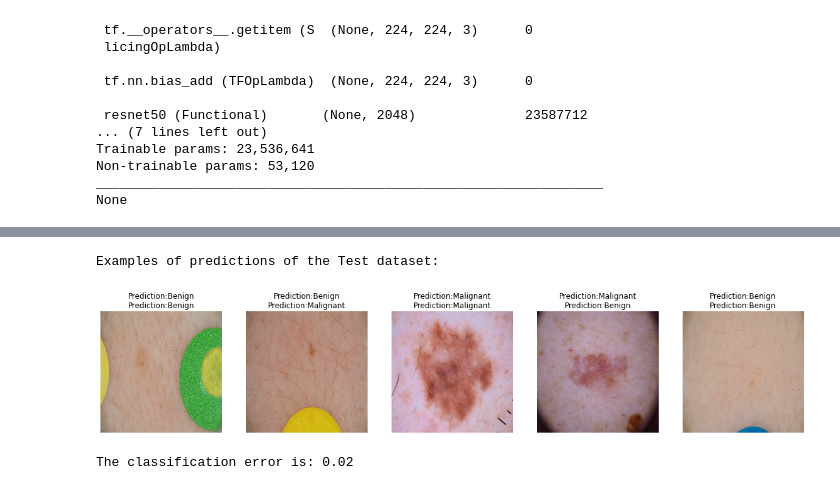
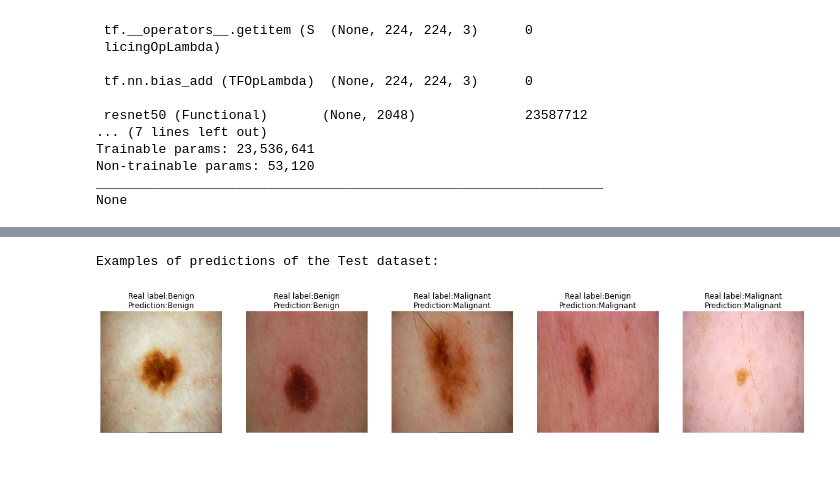
Before and after one commit to LuciaManzanoUOC/MTP-UOC, a Jupyter notebook: GeneralModel.ipynb, the cells around one changed output, grey strips where cells are left out. Drawn from its saved outputs; the diff is of its cells as text; code cells hidden in the pictures.

```diff
--- a/GeneralModel.ipynb
+++ b/GeneralModel.ipynb
@@ -239,11 +248,11 @@ model.compile(optimizer = tf.keras.optimizers.Adam(learning_rate = 0.00001),
               metrics=['accuracy'])
 
 # Usamos la técnica de Early Stopping para evitar el sobreentrenamiento
-callbacks = EarlyStopping(monitor = 'val_loss', patience = 3)
+callbacks = EarlyStopping(monitor = 'val_loss', patience = 10)
 
 # Train the model
 history = model.fit(train_dataset,
-                    epochs = 10,
+                    epochs = 40,
                     validation_data = val_dataset,
                     callbacks = callbacks)
 # %% [output]
@@ -293,7 +305,5 @@ plt.show()
 # %%
 # Save the model
 model.save('general_model.h5')
-# Load the model
-model = load_model('general_model.h5')
 # %%
 # Evaluate the model using the Test dataset.
@@ -306,0 +318,13 @@ Loss of the model for Test dataset:  5.11%
+# %%
+# Obtain the predictions of the Test.
+predictions = model.predict(test_dataset, batch_size=BATCH_SIZE,
+                                     verbose=1)
+predictions_class = []
+predictions_binary = []
+for i in predictions:
+  if i < 0:
+    predictions_binary.append(0)
+    predictions_class.append("Benign")
+  else:
+    predictions_binary.append(1)
+    predictions_class.append("Malignant")
@@ -307,38 +333,27 @@ Loss of the model for Test dataset:  5.11%
 # %%
-# Obtain the predictions of the Test.
-predictions = model.predict(test_dataset)
-predictions_class = []
-predictions_binary = []
-for i in predictions:
-  if i < 0:
-    predictions_class.append('Benign')
-    predictions_binary.append(0)
-  else:
-    predictions_class.append('Malignant')
-    predictions_binary.append(1)
+class_test = test_dataset.class_names
 
-class_test = test_dataset.class_names
+test_ds = test_dataset.unbatch()
+images = list(test_ds.map(lambda x, y: x))
+labels = list(test_ds.map(lambda x, y: y))
 
 # Display some images of moles from the Test dataset, their diagnosis and the
 # prediction obtained.
 plt.figure(figsize=(20, 20))
-for images, labels in test_dataset.take(1):
-  i = 0
-  print("Examples of predictions of the Test dataset:\n")
-  while i < 5:
-    ax = plt.subplot(1, 5, i + 1)
-    real_value = 'Prediction:' + class_test[labels[i]] + '\n'
-    prediction_value = 'Prediction:' + predictions_class[i]
-    title = real_value + prediction_value
-    plt.title(title)
-    plt.imshow(images[i].numpy().astype("uint8"))
-    plt.axis("off")
-    i += 1
+
+i = 0
+print("Examples of predictions of the Test dataset:\n")
+while i < 5:
+  # Get five random numbers to select images in the test dataset
+  rand_number = random.randrange(0, len(labels), 1)
+  ax = plt.subplot(1, 5, i + 1)
+  real_value = 'Real label:' + class_test[labels[rand_number]] + '\n'
+  prediction_value = 'Prediction:' + predictions_class[rand_number]
+  title = real_value + prediction_value
+  plt.title(title)
+  plt.imshow(images[i].numpy().astype("uint8"))
+  plt.axis("off")
+  i += 1
 # %% [output]
 Examples of predictions of the Test dataset:
-[figure, old version]
+[figure, new version]
-# %%
-# Calculate the error of classification as 1 - accuracy of Test dataset
-print('The classification error is:', round(1 - acc_test, 2))
-# %% [output]
-The classification error is: 0.02
```
Also changed, not shown: parts of 14 cells of this notebook.
